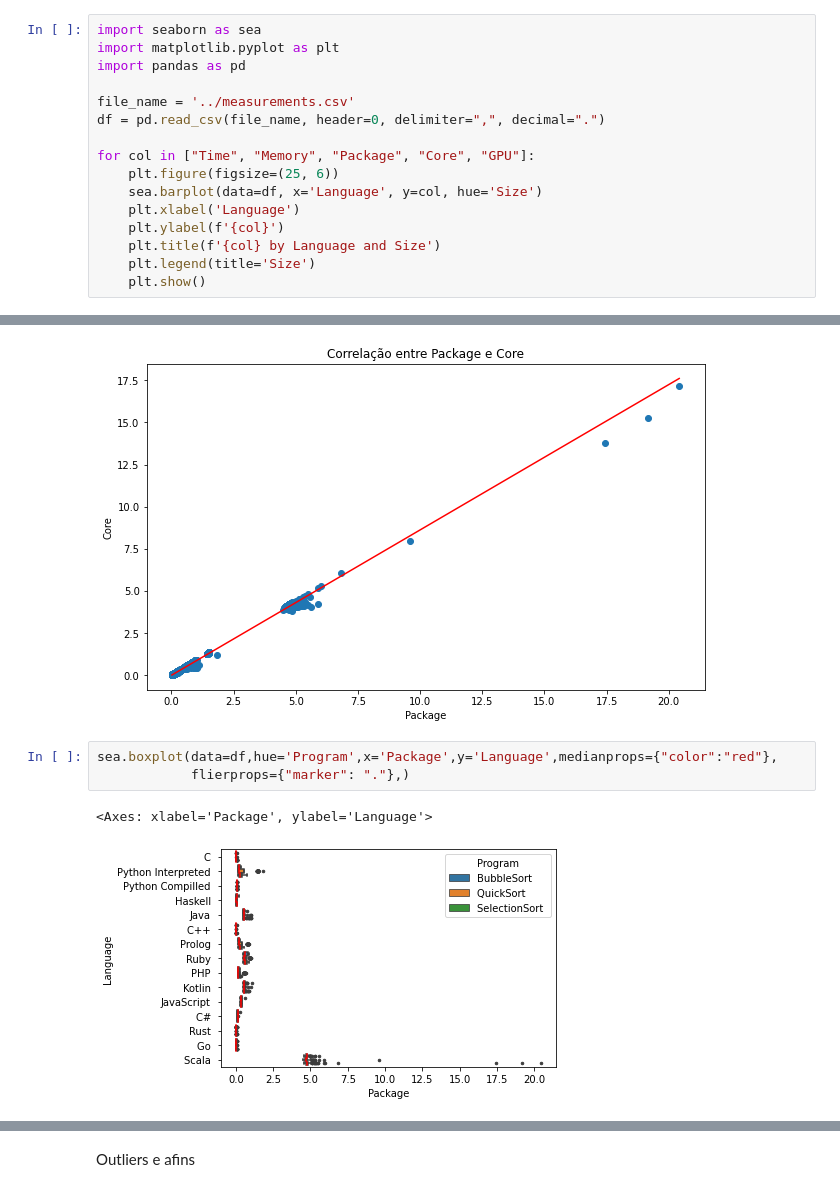
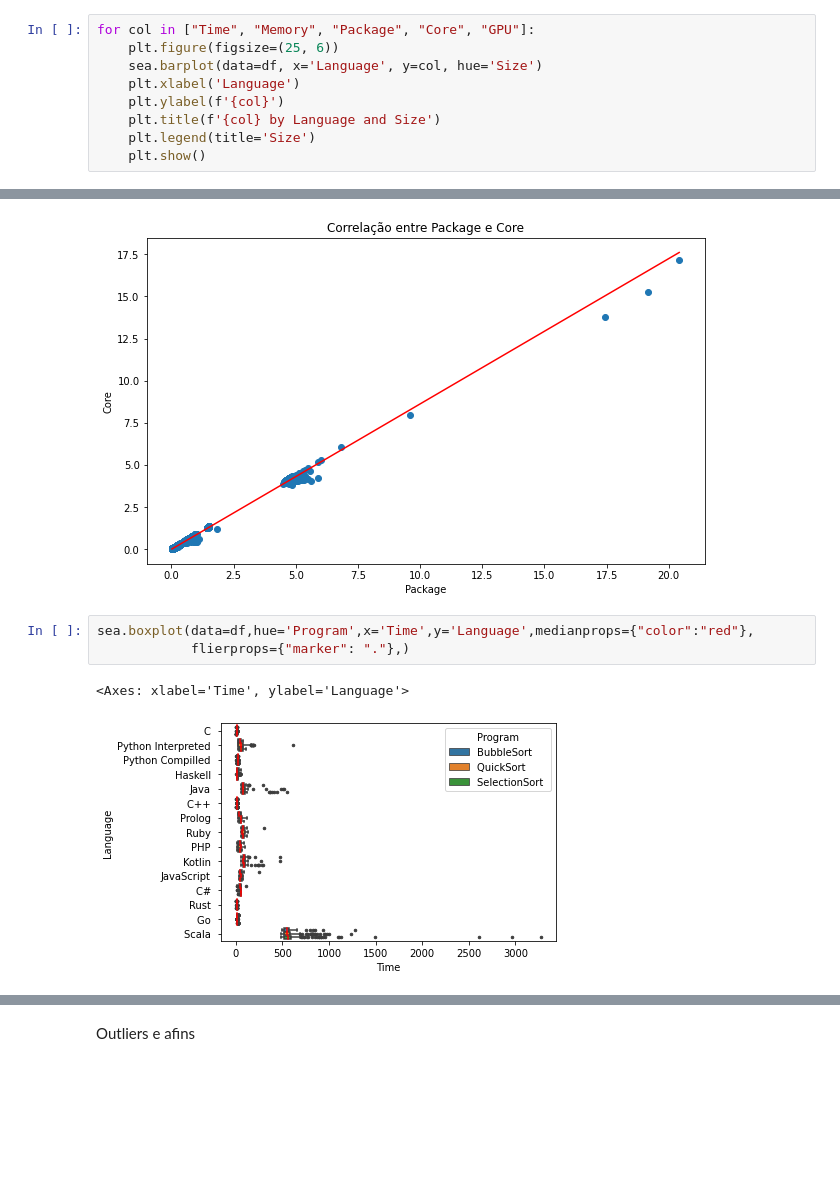
Before and after one commit to realRunlo/EnergyMeasurement, a Jupyter notebook: notebooks/statistics.ipynb, the cells around one changed output, grey strips where cells are left out. Saved outputs shown, nothing was run; the diff lists cells and outputs as text; blank space fills up the shorter version.

```diff
--- a/notebooks/statistics.ipynb
+++ b/notebooks/statistics.ipynb
@@ -44,13 +44,6 @@ max       0.0  3270.000000    46.000000  79816.000000
 [figure]
 [figure]
 # %%
-import seaborn as sea
-import matplotlib.pyplot as plt
-import pandas as pd
-
-file_name = '../measurements.csv'
-df = pd.read_csv(file_name, header=0, delimiter=",", decimal=".")
-
 for col in ["Time", "Memory", "Package", "Core", "GPU"]:
     plt.figure(figsize=(25, 6))
     sea.barplot(data=df, x='Language', y=col, hue='Size')
@@ -121,8 +114,8 @@ tau=0.9473011013616879  p=0.0
 Text(0, 0.5, 'Core')
 [figure]
 # %%
-sea.boxplot(data=df,hue='Program',x='Package',y='Language',medianprops={"color":"red"},
+sea.boxplot(data=df,hue='Program',x='Time',y='Language',medianprops={"color":"red"},
             flierprops={"marker": "."},)
 # %% [output]
-<Axes: xlabel='Package', ylabel='Language'>
+<Axes: xlabel='Time', ylabel='Language'>
-[figure, old version]
+[figure, new version]
```
Also changed, not shown: parts of 8 cells of this notebook.
